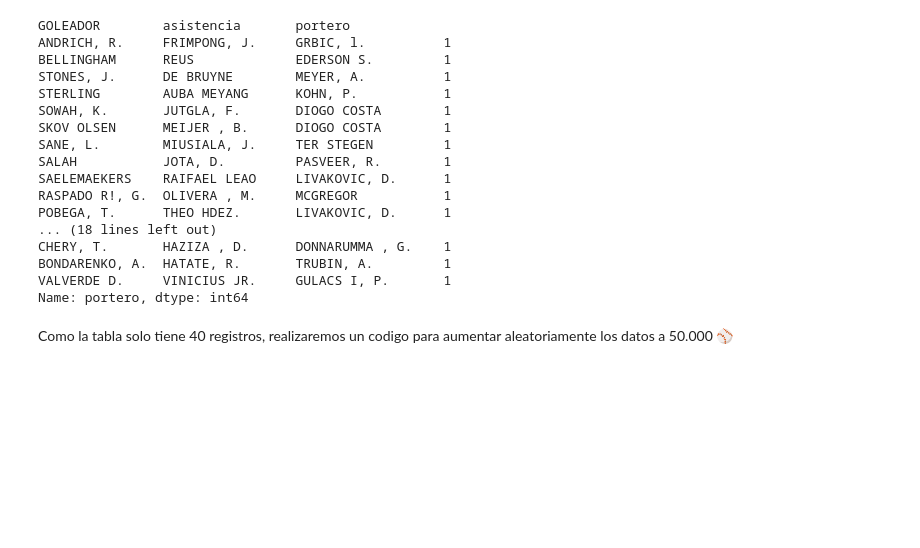
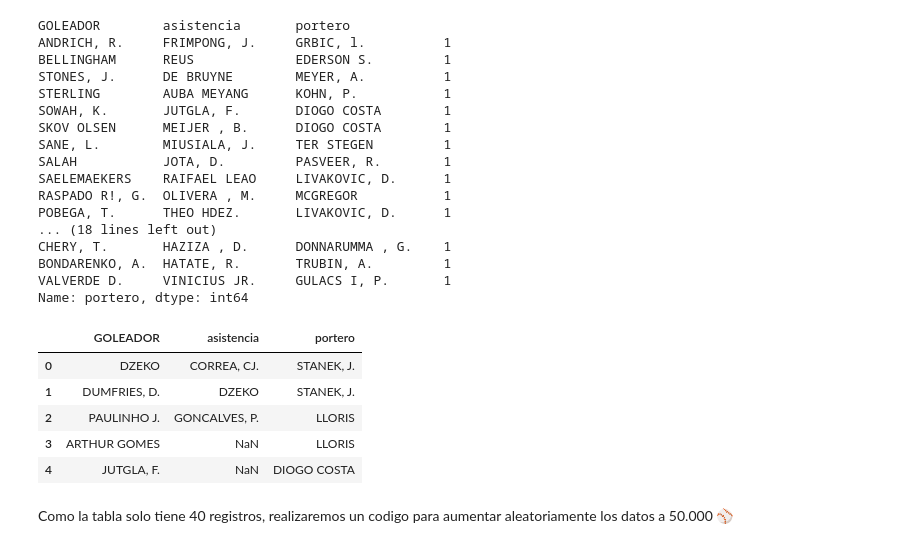
Before and after one commit to N1colasFD/Data_science_aplicada_reto_twitter, a Jupyter notebook: Reto_mr_chips.ipynb, the cells around one changed output. Saved outputs shown, nothing was run; the diff lists cells and outputs as text; code cells hidden in the pictures; blank space fills up the shorter version.

```diff
--- a/Reto_mr_chips.ipynb
+++ b/Reto_mr_chips.ipynb
@@ -65,6 +53,16 @@ CHERY, T.       HAZIZA , D.      DONNARUMMA , G.    1
 BONDARENKO, A.  HATATE, R.       TRUBIN, A.         1
 VALVERDE D.     VINICIUS JR.     GULACS I, P.       1
 Name: portero, dtype: int64
+# %%
+df[['GOLEADOR','asistencia','portero']].drop_duplicates().head()
+#Una operación común en SQL es el select distinct, que nos devuelve los valores únicos (sin duplicados) de la consulta que le hayamos hecho.
+# %% [output]
+|  | GOLEADOR | asistencia | portero |
+| 0 | DZEKO | CORREA, CJ. | STANEK, J. |
+| 1 | DUMFRIES, D. | DZEKO | STANEK, J. |
+| 2 | PAULINHO J. | GONCALVES, P. | LLORIS |
+| 3 | ARTHUR GOMES | NaN | LLORIS |
+| 4 | JUTGLA, F. | NaN | DIOGO COSTA |
 # %% [markdown]
 Como la tabla solo tiene 40 registros, realizaremos un codigo para aumentar aleatoriamente los datos a 50.000 ⚾
 # %%
```
Also changed, not shown: parts of 11 cells of this notebook.
